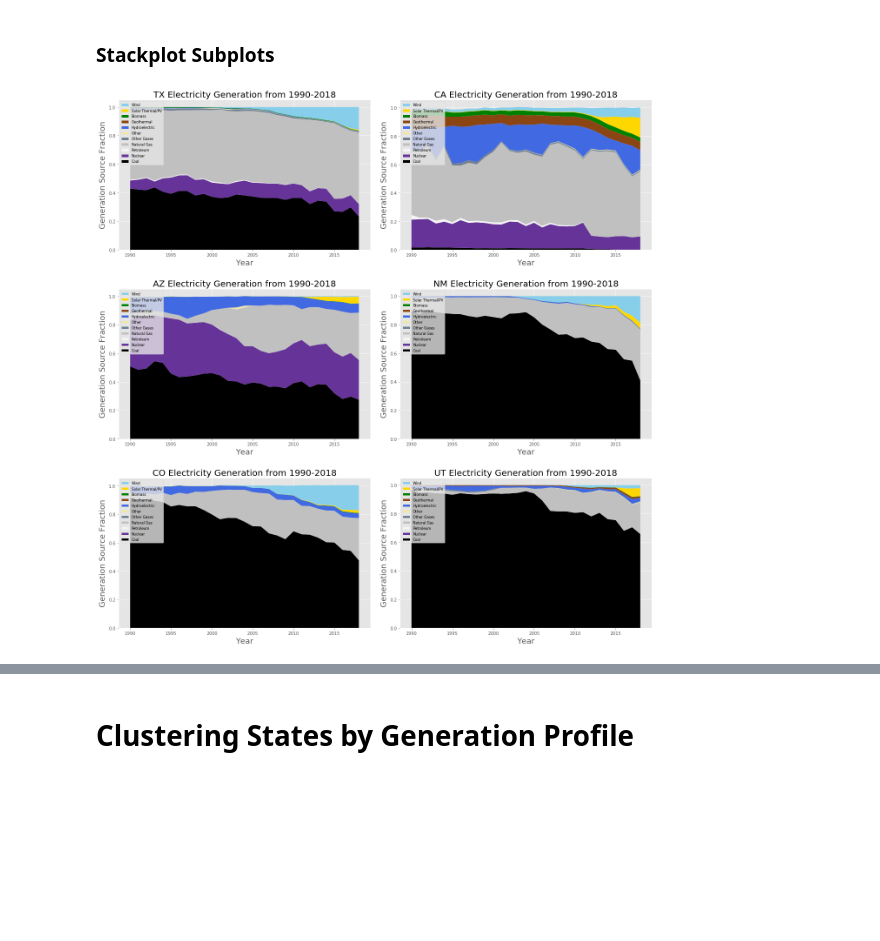
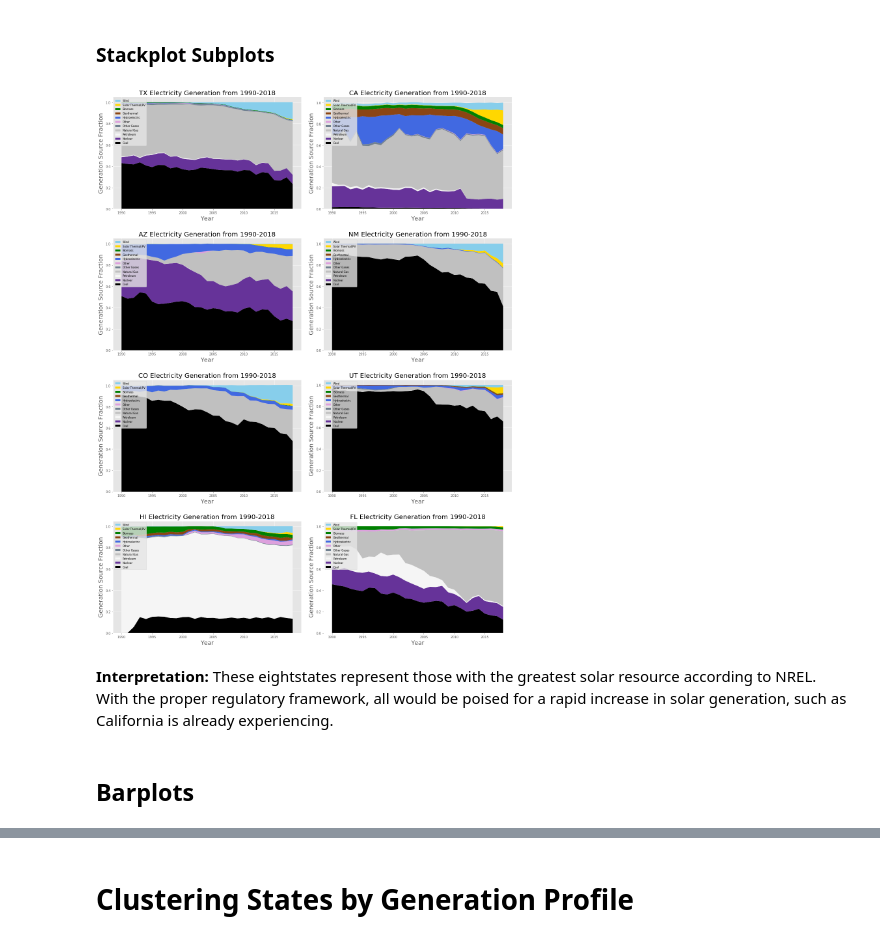
Before and after one commit to asternick/dsi9-capstone, a Jupyter notebook: modeling.ipynb, the cells around one changed output, grey strips where cells are left out. Drawn from its saved outputs; the diff is of its cells as text; code cells hidden in the pictures; blank space fills up the shorter version.

```diff
--- a/modeling.ipynb
+++ b/modeling.ipynb
@@ -175,9 +188,10 @@ gen_cols = ['Coal', 'Nuclear', 'Petroleum', 'Natural Gas',
             'Other Gases', 'Other', 'Hydroelectric', 'Geothermal',
             'Biomass','Solar Thermal/PV', 'Wind']
 
-# Hydro=blue, Geothermal=brown, Biomass=green, Solar=gold, Wind=skyblue
+# Renewables will be color-coded in the most intuive way possible
+# Hydro = blue, Geothermal = brown, Biomass = green, Solar = gold, Wind = skyblue
 gen_colors=['black', 'rebeccapurple', 'whitesmoke',
-            'silver', 'slategray', 'palegoldenrod',
+            'silver', 'slategray', 'plum',
             'royalblue', 'saddlebrown', 'green', 'gold', 'skyblue']
 
 # This column list excludes the 5 renewable sources and includes instead
@@ -187,7 +201,7 @@ ren_cols = ['Coal', 'Nuclear', 'Petroleum', 'Natural Gas',
 
 # If renewables are plotted as a group, they will be green
 ren_colors = ['black', 'rebeccapurple', 'whitesmoke',
-              'silver', 'slategray', 'palegoldenrod', 'green']
+              'silver', 'slategray', 'plum', 'green']
 # %% [markdown]
 # Visualization Functions
 # %% [markdown]
@@ -238,28 +260,49 @@ stackplot(dfg, "CA", "gen_cols", 18, 12)
 ### Stackplot Subplots
 # %%
 def stackplots(dataframe, states, columns):
+
+    # laying out our two columns of plots
     nrows = int(np.ceil(len(states)/2))
     height = nrows * 6
     fig, ax = plt.subplots(nrows=nrows, ncols=2, figsize = (18,height))
     ax = ax.ravel()
+
     for i, state in enumerate(states):
+
+        # getting our list of years for x-axis
         x = list(dataframe['Year'].unique())
+
+        # we can either display each renewable gen source separately:
         if columns == "gen_cols":
             y = dataframe[dataframe['State'] == state].iloc[:, 2:13].T.values.tolist()
             ax[i].stackplot(x, y, labels=gen_cols, colors=gen_colors)
+
+        # or we can use the combined renewables column:
         else:
             y = dataframe[dataframe['State'] == state].iloc[:, np.r_[2:8,13]].T.values.tolist()
             ax[i].stackplot(x, y, labels=ren_cols, colors=ren_colors)
+
         ax[i].set_title("{} Electricity Generation from 1990-2018".format(states[i]), size=20)
         ax[i].set_xlabel("Year", size=18)
         ax[i].set_ylabel("Generation Source Fraction", size=18)
+
+        # placing the legend
         handles, labels = ax[i].get_legend_handles_labels()
         ax[i].legend(reversed(handles), reversed(labels), loc='upper left', prop={'size':8})
-        if len(states) % 2 == 1:       #Turn off odd number of subplots
+
+        #Turn off odd number of subplots
+        if len(states) % 2 == 1:
             ax[-1].axis('off')
+
+    # beautification
     plt.tight_layout(h_pad = 3, w_pad = 2)
     plt.grid(True)
+    plt.box(on=None)
 # %%
-stackplots(dfg, ['TX', 'CA', 'AZ', 'NM', 'CO', 'UT'], "gen_cols")
+stackplots(dfg, ['TX', 'CA', 'AZ', 'NM', 'CO', 'UT', 'HI', 'FL'], "gen_cols")
 # %% [output]
-[figure, old version]
+[figure, new version]
+# %% [markdown]
+**Interpretation:** These eightstates represent those with the greatest solar resource according to NREL. With the proper regulatory framework, all would be poised for a rapid increase in solar generation, such as California is already experiencing.
+# %% [markdown]
+## Barplots
```
Also changed, not shown: parts of 62 cells of this notebook, 49 other files.
